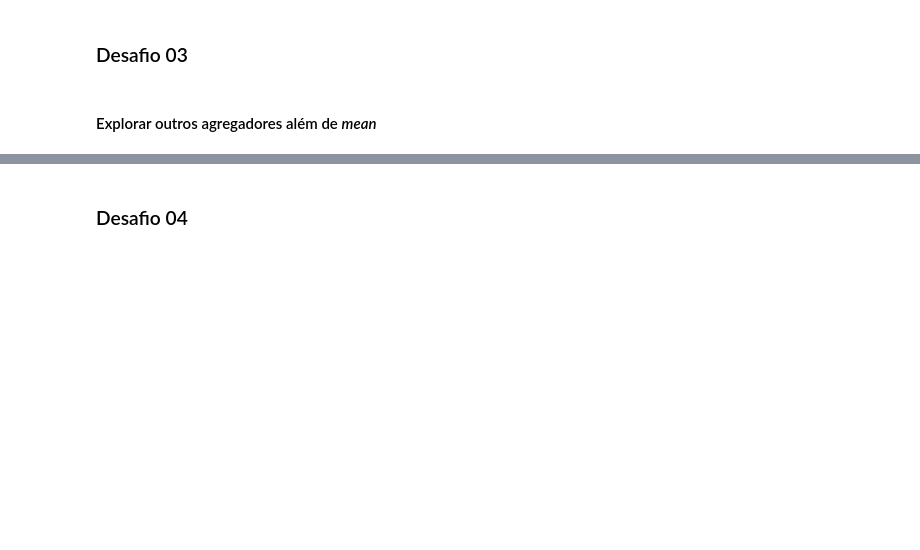
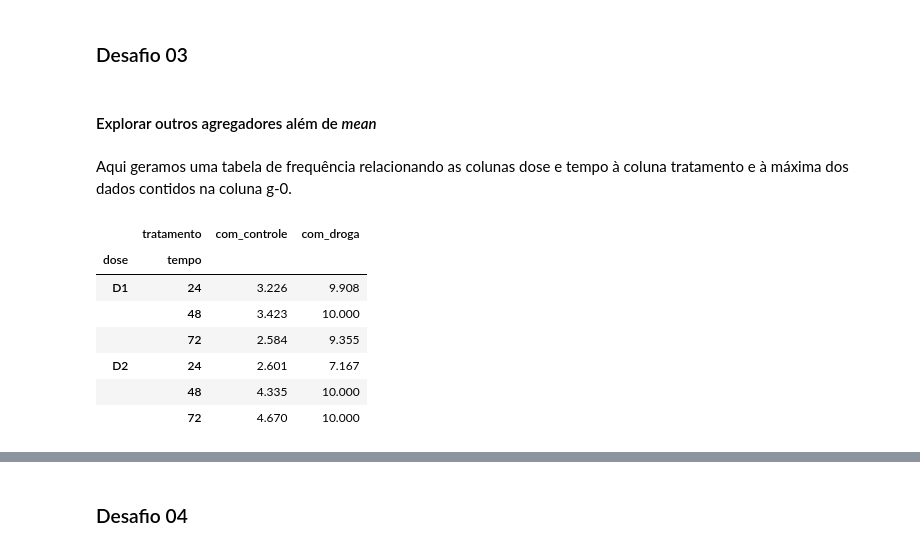
Before and after one commit to claudineipereira/alura-imersaodados3, a Jupyter notebook: aula3.ipynb, the cells around one changed output, grey strips where cells are left out. Cells and saved outputs as stored; diff of their text form; code cells hidden in the pictures; blank space fills up the shorter version.

```diff
--- a/aula3.ipynb
+++ b/aula3.ipynb
@@ -324,3 +354,17 @@ plt.show()
 ### Desafio 03
 # %% [markdown]
 #### Explorar outros agregadores além de *mean*
+# %% [markdown]
+Aqui geramos uma tabela de frequência relacionando as colunas dose e tempo à coluna tratamento e à máxima dos dados contidos na coluna g-0.
+# %%
+pd.crosstab([dados['dose'], dados['tempo']], dados['tratamento'],
+           values=dados['g-0'], aggfunc='max')
+# %% [output]
+|  | tratamento | com_controle | com_droga |
+| dose | tempo |  |  |
+| D1 | 24 | 3.226 | 9.908 |
+|  | 48 | 3.423 | 10.000 |
+|  | 72 | 2.584 | 9.355 |
+| D2 | 24 | 2.601 | 7.167 |
+|  | 48 | 4.335 | 10.000 |
+|  | 72 | 4.670 | 10.000 |
```
Also changed, not shown: parts of 18 cells of this notebook.
